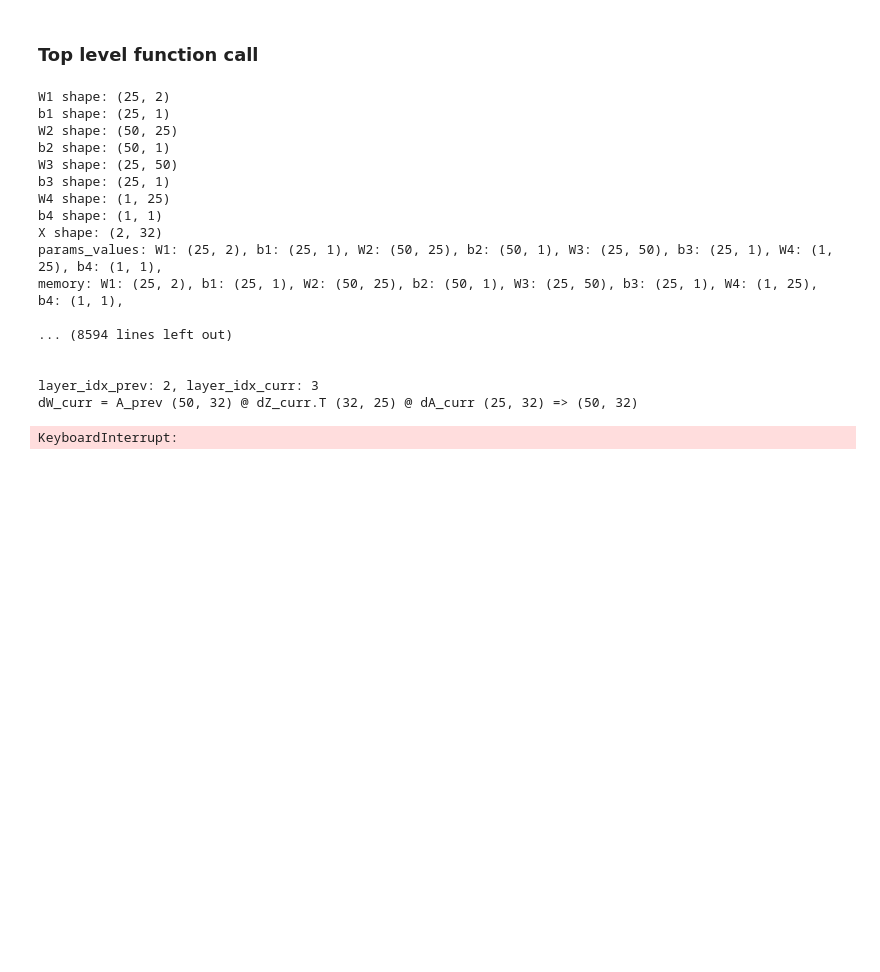
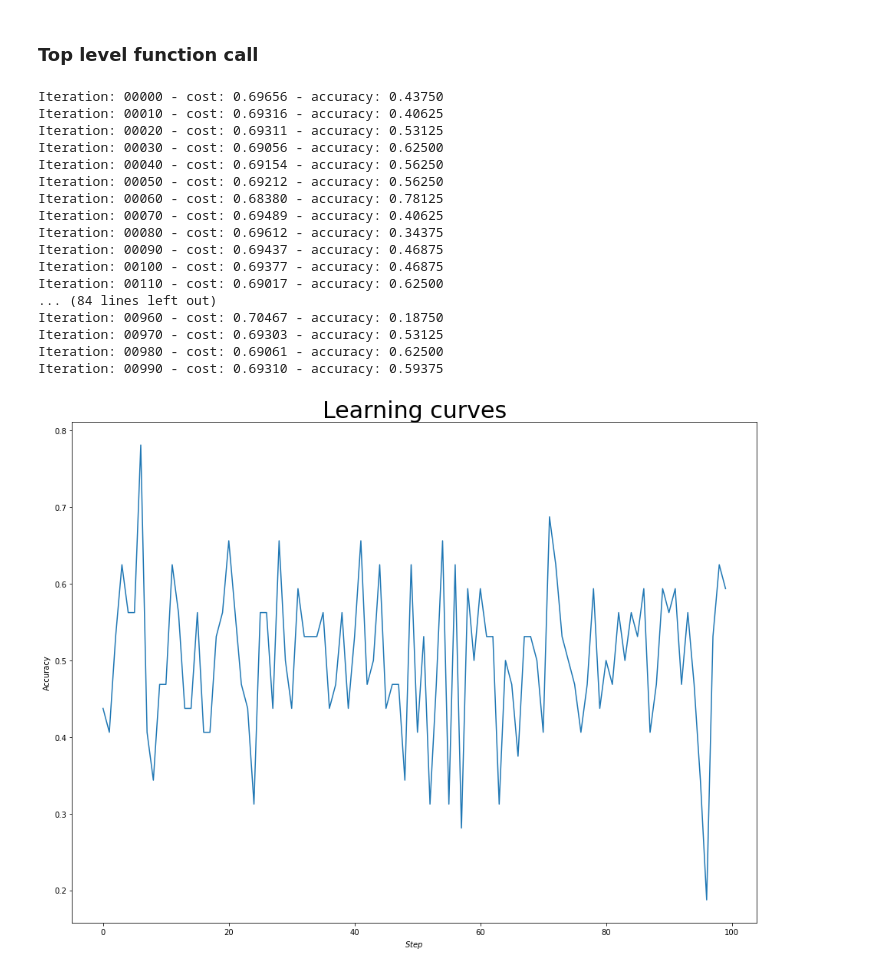
Before and after one commit to Jkker/intro2ml, a Jupyter notebook: HW3/HW3.ipynb, the cells around one changed output. Saved outputs shown, nothing was run; the diff lists cells and outputs as text; code cells hidden in the pictures; blank space fills up the shorter version.

Commit message:
HW3: rm print

```diff
--- a/HW3/HW3.ipynb
+++ b/HW3/HW3.ipynb
@@ -724,7 +724,7 @@ def full_forward_propagation(X, params_values, nn_architecture):
     memory = {}
     # X vector is the activation for layer 0
     A_curr = X
-    print(f'X shape: {X.shape}')
+    memory["A0"] = np.copy(A_curr)
 
     # iteration over network layers
     for idx, layer in enumerate(nn_architecture):
@@ -743,6 +743,8 @@ def full_forward_propagation(X, params_values, nn_architecture):
         A_curr, Z_curr = single_layer_forward_propagation(
             A_prev, W_curr, b_curr, activ_function_curr)
 
+        # print(f'Layer {layer_idx} A_curr: {A_curr.shape}')
+
         # saving calculated values in the memory
         memory["A" + str(layer_idx)] = np.copy(A_curr)
         memory["Z" + str(layer_idx)] = np.copy(Z_curr)
@@ -907,10 +915,18 @@ def update(params_values, grads_values, nn_architecture, learning_rate):
         params_values: dictinoary of updated parameters (weights and biases for all the layers)
     """
     # iterate over network layers and update the weights and biases
-    # Forward Pass
-    for layer_idx_prev, layer in reversed(list(enumerate(nn_architecture))):
-        layer_idx = layer_idx_prev + 1
+    for layer_idx_prev, layer in enumerate(nn_architecture):
+        layer_idx_curr = layer_idx_prev + 1
+        # print(f'\n layer {layer_idx_curr}')
+        # print(
+        #     f'W: {params_values["W" + str(layer_idx_curr)].shape}, dW: {grads_values["dW" + str(layer_idx_curr)].shape}'
+        # )
+        # print(
+        #     f'b: {params_values["b" + str(layer_idx_curr)].shape}, db: {grads_values["db" + str(layer_idx_curr)].shape}'
+        # )
 
+        params_values["W" + str(layer_idx_curr)] -= learning_rate * grads_values["dW" + str(layer_idx_curr)]
+        params_values["b" + str(layer_idx_curr)] -= learning_rate * grads_values["db" + str(layer_idx_curr)]
 
     return params_values
 # %% [markdown]
@@ -977,25 +993,25 @@ def plot_metric(metric, name):
 # %% [markdown]
 ### Top level function call
 # %%
-params_values, ch, ah = train(np.transpose(X_train), np.transpose(y_train.reshape((y_train.shape[0], 1))), NN_ARCHITECTURE, 1000, 0.01, batch_size=64, verbose=True)
+params_values, ch, ah = train(np.transpose(X_train), np.transpose(y_train.reshape((y_train.shape[0], 1))), NN_ARCHITECTURE, 1000, 0.001, batch_size=64, verbose=True)
 
 plot_metric(ah, 'Accuracy')
 # %% [output]
-W1 shape: (25, 2)
-b1 shape: (25, 1)
-W2 shape: (50, 25)
-b2 shape: (50, 1)
-W3 shape: (25, 50)
-b3 shape: (25, 1)
-W4 shape: (1, 25)
-b4 shape: (1, 1)
-X shape: (2, 32)
-params_values: W1: (25, 2), b1: (25, 1), W2: (50, 25), b2: (50, 1), W3: (25, 50), b3: (25, 1), W4: (1, 25), b4: (1, 1),
-memory: W1: (25, 2), b1: (25, 1), W2: (50, 25), b2: (50, 1), W3: (25, 50), b3: (25, 1), W4: (1, 25), b4: (1, 1),
-
-... (8594 lines left out)
-
-
-layer_idx_prev: 2, layer_idx_curr: 3
-dW_curr = A_prev (50, 32) @ dZ_curr.T (32, 25) @ dA_curr (25, 32) => (50, 32)
+Iteration: 00000 - cost: 0.69656 - accuracy: 0.43750
+Iteration: 00010 - cost: 0.69316 - accuracy: 0.40625
+Iteration: 00020 - cost: 0.69311 - accuracy: 0.53125
+Iteration: 00030 - cost: 0.69056 - accuracy: 0.62500
+Iteration: 00040 - cost: 0.69154 - accuracy: 0.56250
+Iteration: 00050 - cost: 0.69212 - accuracy: 0.56250
+Iteration: 00060 - cost: 0.68380 - accuracy: 0.78125
+Iteration: 00070 - cost: 0.69489 - accuracy: 0.40625
+Iteration: 00080 - cost: 0.69612 - accuracy: 0.34375
+Iteration: 00090 - cost: 0.69437 - accuracy: 0.46875
+Iteration: 00100 - cost: 0.69377 - accuracy: 0.46875
+Iteration: 00110 - cost: 0.69017 - accuracy: 0.62500
+... (84 lines left out)
+Iteration: 00960 - cost: 0.70467 - accuracy: 0.18750
+Iteration: 00970 - cost: 0.69303 - accuracy: 0.53125
+Iteration: 00980 - cost: 0.69061 - accuracy: 0.62500
+Iteration: 00990 - cost: 0.69310 - accuracy: 0.59375
-KeyboardInterrupt:
+[figure, added]
```
Also changed, not shown: parts of 2 cells of this notebook.
